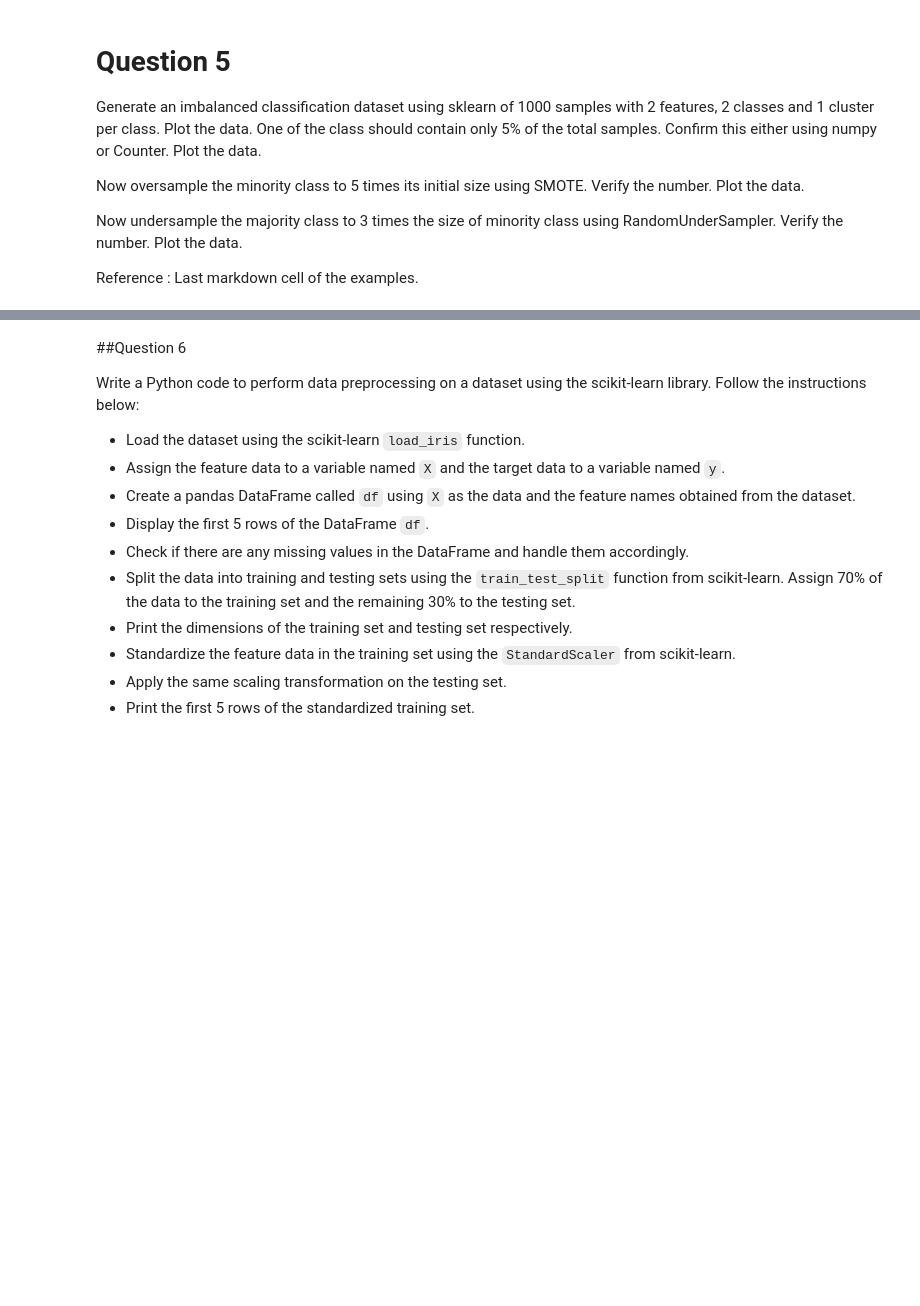
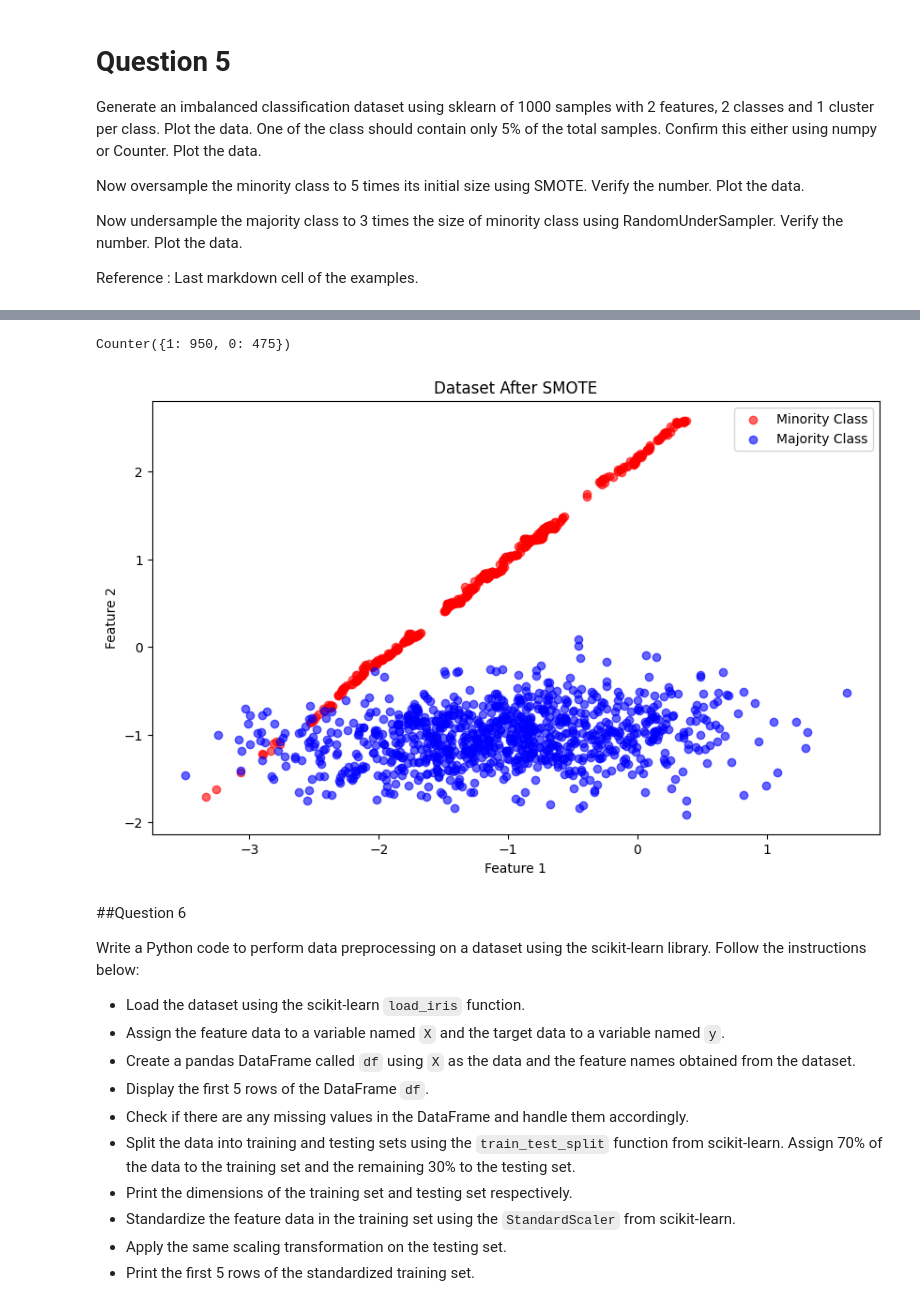
Before and after one commit to vsumityy23/week1, a Jupyter notebook: Assignment1.ipynb, the cells around one changed output, grey strips where cells are left out. Drawn from its saved outputs; the diff is of its cells as text; code cells hidden in the pictures; blank space fills up the shorter version.

```diff
--- a/Assignment1.ipynb
+++ b/Assignment1.ipynb
@@ -75,3 +99,24 @@ Reference : Last markdown cell of the examples.
+# %%
+from imblearn.over_sampling import SMOTE
+
+
+smote = SMOTE(sampling_strategy=0.5, random_state=42)
+X_resampled, y_resampled = smote.fit_resample(X, y)
+
+
+print(Counter(y_resampled))
+
+plt.figure(figsize=(10, 6))
+plt.scatter(X_resampled[y_resampled == 0][:, 0], X_resampled[y_resampled == 0][:, 1], label='Minority Class', color='red', alpha=0.6)
+plt.scatter(X_resampled[y_resampled == 1][:, 0], X_resampled[y_resampled == 1][:, 1], label='Majority Class', color='blue', alpha=0.6)
+plt.title('Dataset After SMOTE')
+plt.xlabel('Feature 1')
+plt.ylabel('Feature 2')
+plt.legend()
+plt.show()
+# %% [output]
+Counter({1: 950, 0: 475})
+[figure, added]
 # %% [markdown]
 ##Question 6
 
```
Also changed, not shown: parts of 2 cells of this notebook.
